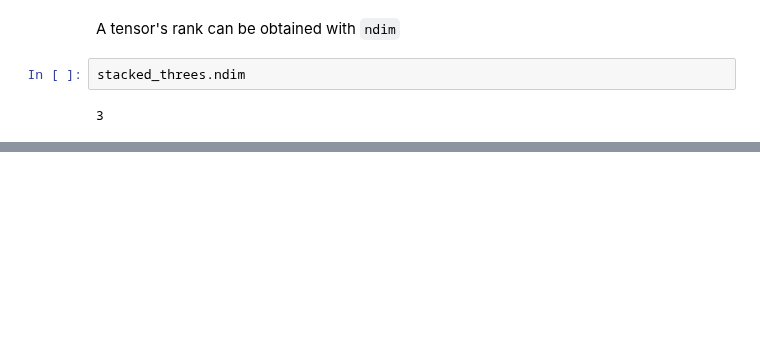
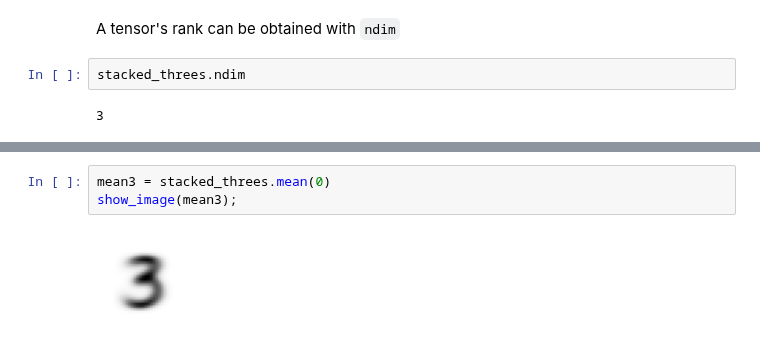
Before and after one commit to peterbull/deep-learning-projects, a Jupyter notebook: ch4/04_ch.ipynb, the cells around one changed output, grey strips where cells are left out. Cells and saved outputs as stored; diff of their text form; blank space fills up the shorter version.

```diff
--- a/ch4/04_ch.ipynb
+++ b/ch4/04_ch.ipynb
@@ -279,0 +292,5 @@ Compute what *ideal* 3 looks like -
+# %%
+mean3 = stacked_threes.mean(0)
+show_image(mean3);
+# %% [output]
+[figure, added]
```
Also changed, not shown: parts of 29 cells of this notebook, 1 other file.
